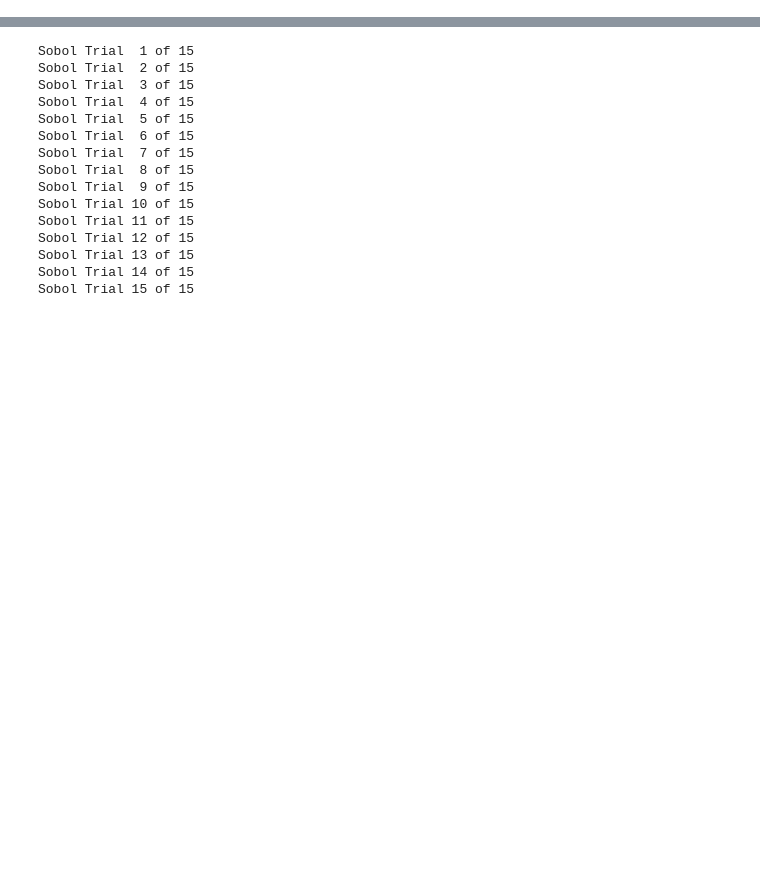
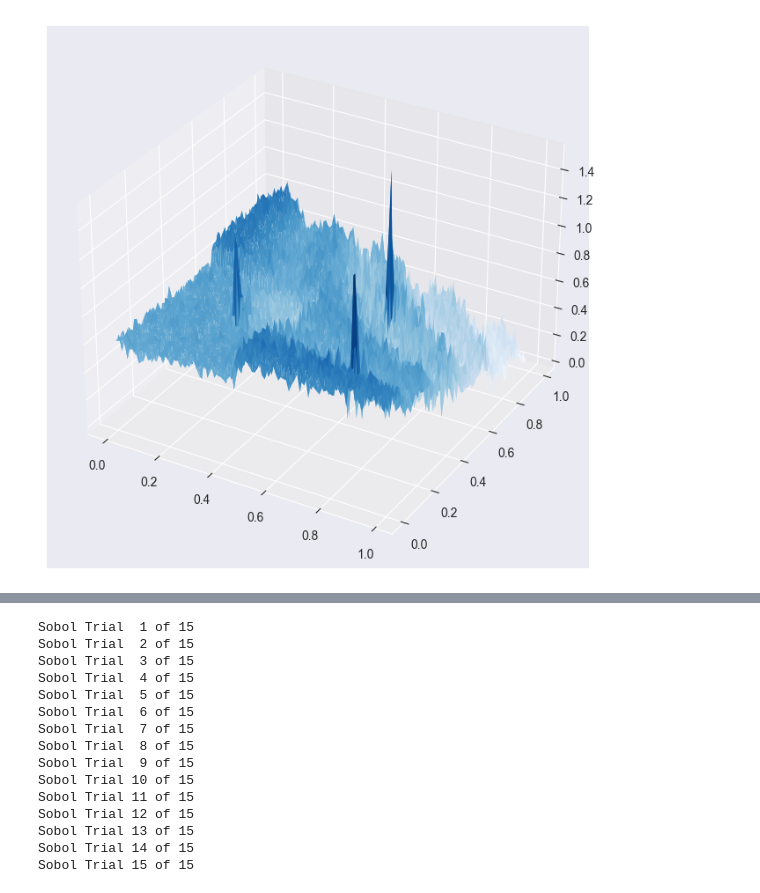
Before and after one commit to acb-code/extrema_search, a Jupyter notebook: src/notebooks/benchmark_nonbalanced_nd.ipynb, the cells around one changed output, grey strips where cells are left out. Drawn from its saved outputs; the diff is of its cells as text; code cells hidden in the pictures; blank space fills up the shorter version.

Commit message:
working on setting up 2d benchmark loop

```diff
--- a/src/notebooks/benchmark_nonbalanced_nd.ipynb
+++ b/src/notebooks/benchmark_nonbalanced_nd.ipynb
@@ -40,7 +40,7 @@ if not os.path.exists(newoutputdir):
     os.makedirs(newoutputdir)
 # set up a new directory to store files for the current run - updates at each new full run of notebook
 curDatetime = dt.datetime.now()
-datasavedir = newoutputdir + r'\\' + 'mme_nonbalanced_benchmark' + str(curDatetime.strftime('%Y%m%d%H%M%S'))
+datasavedir = newoutputdir + r'\\' + 'mme_nonbalanced_benchmark_nd' + str(curDatetime.strftime('%Y%m%d%H%M%S'))
 if not os.path.exists(datasavedir):
     os.makedirs(datasavedir)
 print('Data save directory: '+datasavedir)
@@ -131,0 +74,29 @@ def outcome_objective(x):
+# %%
+sigma_max = 0.12
+sigma_min = 0.02
+def noise_1_2d(x1, x2):
+    # mean
+    y = mme_add_2d(x1, x2)
+    # noise
+    noise = torch.zeros(y.shape)
+    noise += (torch.randn(y.shape) * sigma_max) * (x1 >= 0.61) * (x1 < 0.71) * (x2 >= 0.61) * (x2 < 0.71)  # peak 1
+    noise += (torch.randn(y.shape) * sigma_max) * (x1 >= 0.21) * (x1 < 0.31) * (x2 >= 0.31) * (x2 < 0.41)  # peak 2
+    noise += (torch.randn(y.shape) * sigma_max) * (x1 >= 0.76) * (x1 < 0.84) * (x2 >= 0.11) * (x2 < 0.21)  # peak 3
+    # noise += (torch.randn(y.shape) * (sigma_max - sigma_min) / (1. + torch.exp(-10.*(x1-0.2))) + sigma_min) * (x1 < 0.5) * (x2 < 0.5)
+    # noise += (torch.randn(y.shape) * (sigma_max - sigma_min) / (1. + torch.exp(10.*(x1-0.75))) + sigma_min) * (x1 >= 0.5) * (x2 >= 0.5)
+    noise += torch.randn(y.shape) * (sigma_max - sigma_min) * (0.4 / (torch.abs(1.25*y - 0.5) + 0.4))
+    # jump
+    y1 = y + noise
+    y_jump = 0.2 * y1 * (x1 <= 0.45) * (x2 <= 0.58)
+    y2 = y1 - y_jump
+    return y2
+
+x1 = torch.arange(0.0, 1.0, 0.01)
+x2 = torch.arange(0.0, 1.0, 0.01)
+X1, X2 = torch.meshgrid([x1, x2])
+Z = noise_1_2d(X1, X2)
+fig, ax = plt.subplots(subplot_kw=dict(projection='3d'), figsize=(10,8))
+surf = ax.plot_surface(X1, X2, Z, cmap='Blues', shade=False, cstride=1, rstride=1, linewidth=0)
+plt.savefig(datasavedir + '/'+'2d_mme_noise_attempt1'+'.png')
+# %% [output]
+[figure, added]
```
Also changed, not shown: parts of 12 cells of this notebook, 1 other file.
